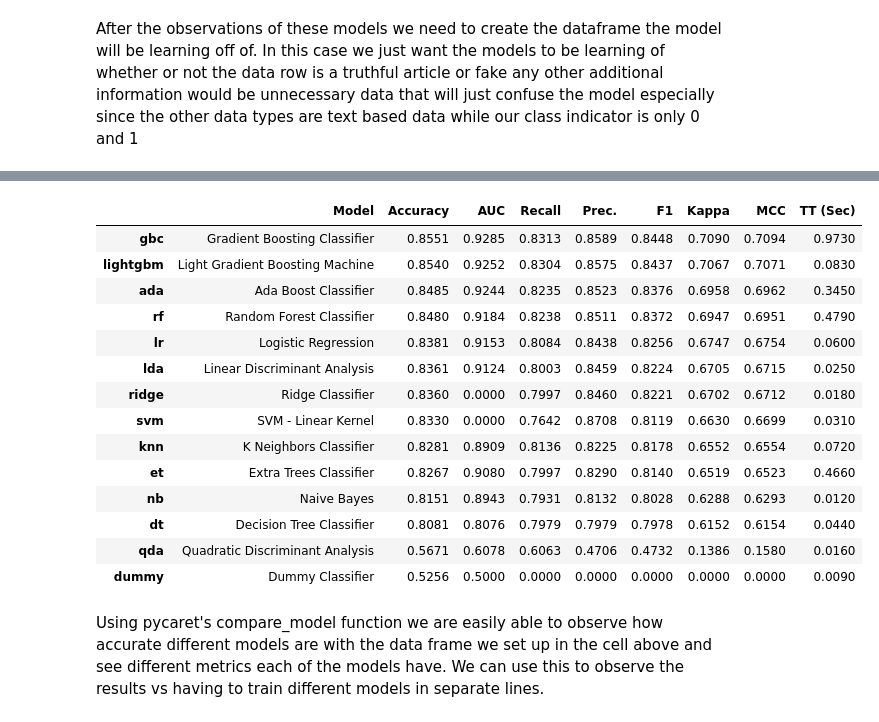
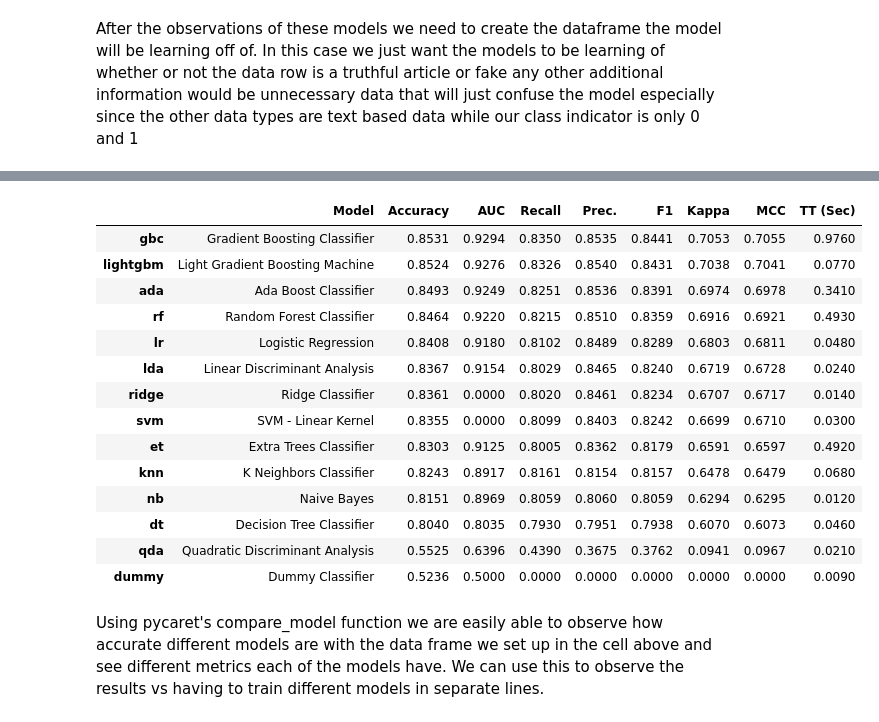
Before and after one commit to Wchris95/Fake_news_detction_ML, a Jupyter notebook: Fake new ML project.ipynb, the cells around one changed output, grey strips where cells are left out. Saved outputs shown, nothing was run; the diff lists cells and outputs as text; code cells hidden in the pictures.

```diff
--- a/Fake new ML project.ipynb
+++ b/Fake new ML project.ipynb
@@ -230,23 +234,23 @@ setup(data=lda_df, target='class', silent = True, use_gpu = True)
 # %%
 %time
 
-top5Models = compare_models(sort= 'Accuracy', n_select = 16)
+top5Models = compare_models()
 # %% [output]
 |  | Model | Accuracy | AUC | Recall | Prec. | F1 | Kappa | MCC | TT (Sec) |
-| gbc | Gradient Boosting Classifier | 0.8551 | 0.9285 | 0.8313 | 0.8589 | 0.8448 | 0.7090 | 0.7094 | 0.9730 |
-| lightgbm | Light Gradient Boosting Machine | 0.8540 | 0.9252 | 0.8304 | 0.8575 | 0.8437 | 0.7067 | 0.7071 | 0.0830 |
-| ada | Ada Boost Classifier | 0.8485 | 0.9244 | 0.8235 | 0.8523 | 0.8376 | 0.6958 | 0.6962 | 0.3450 |
-| rf | Random Forest Classifier | 0.8480 | 0.9184 | 0.8238 | 0.8511 | 0.8372 | 0.6947 | 0.6951 | 0.4790 |
-| lr | Logistic Regression | 0.8381 | 0.9153 | 0.8084 | 0.8438 | 0.8256 | 0.6747 | 0.6754 | 0.0600 |
-| lda | Linear Discriminant Analysis | 0.8361 | 0.9124 | 0.8003 | 0.8459 | 0.8224 | 0.6705 | 0.6715 | 0.0250 |
-| ridge | Ridge Classifier | 0.8360 | 0.0000 | 0.7997 | 0.8460 | 0.8221 | 0.6702 | 0.6712 | 0.0180 |
-| svm | SVM - Linear Kernel | 0.8330 | 0.0000 | 0.7642 | 0.8708 | 0.8119 | 0.6630 | 0.6699 | 0.0310 |
-| knn | K Neighbors Classifier | 0.8281 | 0.8909 | 0.8136 | 0.8225 | 0.8178 | 0.6552 | 0.6554 | 0.0720 |
-| et | Extra Trees Classifier | 0.8267 | 0.9080 | 0.7997 | 0.8290 | 0.8140 | 0.6519 | 0.6523 | 0.4660 |
-| nb | Naive Bayes | 0.8151 | 0.8943 | 0.7931 | 0.8132 | 0.8028 | 0.6288 | 0.6293 | 0.0120 |
-| dt | Decision Tree Classifier | 0.8081 | 0.8076 | 0.7979 | 0.7979 | 0.7978 | 0.6152 | 0.6154 | 0.0440 |
-| qda | Quadratic Discriminant Analysis | 0.5671 | 0.6078 | 0.6063 | 0.4706 | 0.4732 | 0.1386 | 0.1580 | 0.0160 |
-| dummy | Dummy Classifier | 0.5256 | 0.5000 | 0.0000 | 0.0000 | 0.0000 | 0.0000 | 0.0000 | 0.0090 |
+| gbc | Gradient Boosting Classifier | 0.8531 | 0.9294 | 0.8350 | 0.8535 | 0.8441 | 0.7053 | 0.7055 | 0.9760 |
+| lightgbm | Light Gradient Boosting Machine | 0.8524 | 0.9276 | 0.8326 | 0.8540 | 0.8431 | 0.7038 | 0.7041 | 0.0770 |
+| ada | Ada Boost Classifier | 0.8493 | 0.9249 | 0.8251 | 0.8536 | 0.8391 | 0.6974 | 0.6978 | 0.3410 |
+| rf | Random Forest Classifier | 0.8464 | 0.9220 | 0.8215 | 0.8510 | 0.8359 | 0.6916 | 0.6921 | 0.4930 |
+| lr | Logistic Regression | 0.8408 | 0.9180 | 0.8102 | 0.8489 | 0.8289 | 0.6803 | 0.6811 | 0.0480 |
+| lda | Linear Discriminant Analysis | 0.8367 | 0.9154 | 0.8029 | 0.8465 | 0.8240 | 0.6719 | 0.6728 | 0.0240 |
+| ridge | Ridge Classifier | 0.8361 | 0.0000 | 0.8020 | 0.8461 | 0.8234 | 0.6707 | 0.6717 | 0.0140 |
+| svm | SVM - Linear Kernel | 0.8355 | 0.0000 | 0.8099 | 0.8403 | 0.8242 | 0.6699 | 0.6710 | 0.0300 |
+| et | Extra Trees Classifier | 0.8303 | 0.9125 | 0.8005 | 0.8362 | 0.8179 | 0.6591 | 0.6597 | 0.4920 |
+| knn | K Neighbors Classifier | 0.8243 | 0.8917 | 0.8161 | 0.8154 | 0.8157 | 0.6478 | 0.6479 | 0.0680 |
+| nb | Naive Bayes | 0.8151 | 0.8969 | 0.8059 | 0.8060 | 0.8059 | 0.6294 | 0.6295 | 0.0120 |
+| dt | Decision Tree Classifier | 0.8040 | 0.8035 | 0.7930 | 0.7951 | 0.7938 | 0.6070 | 0.6073 | 0.0460 |
+| qda | Quadratic Discriminant Analysis | 0.5525 | 0.6396 | 0.4390 | 0.3675 | 0.3762 | 0.0941 | 0.0967 | 0.0210 |
+| dummy | Dummy Classifier | 0.5236 | 0.5000 | 0.0000 | 0.0000 | 0.0000 | 0.0000 | 0.0000 | 0.0090 |
 # %% [markdown]
 Using pycaret's compare_model function we are easily able to observe how accurate different models are with the data frame we set up in the cell above and see different metrics each of the models have. We can use this to observe the results vs having to train different models in separate lines.
 # %%
```
Also changed, not shown: parts of 13 cells of this notebook, 1 other file.
